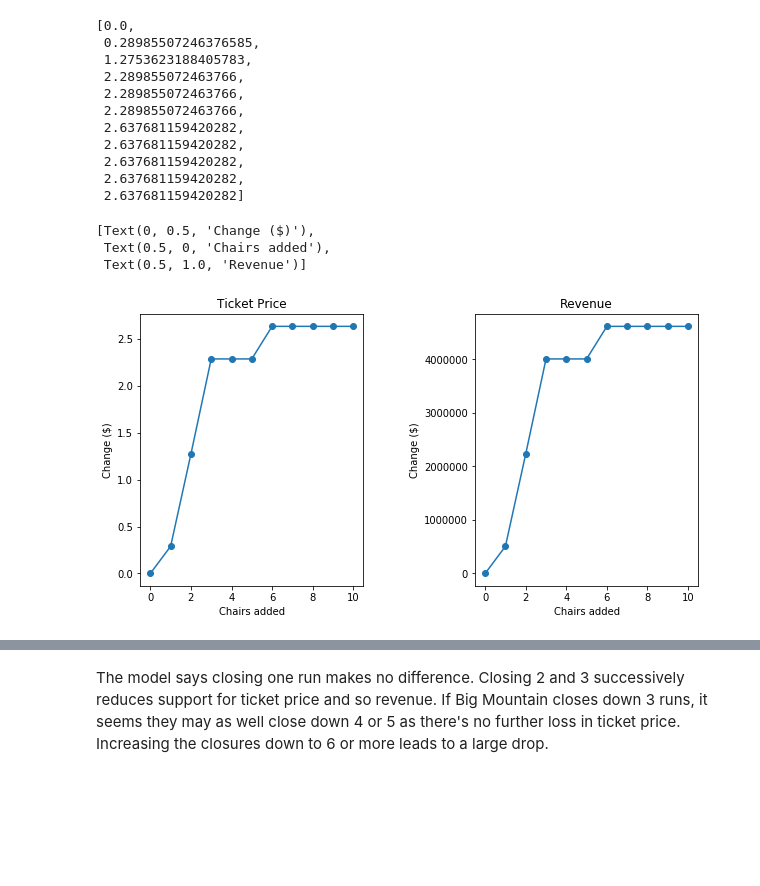
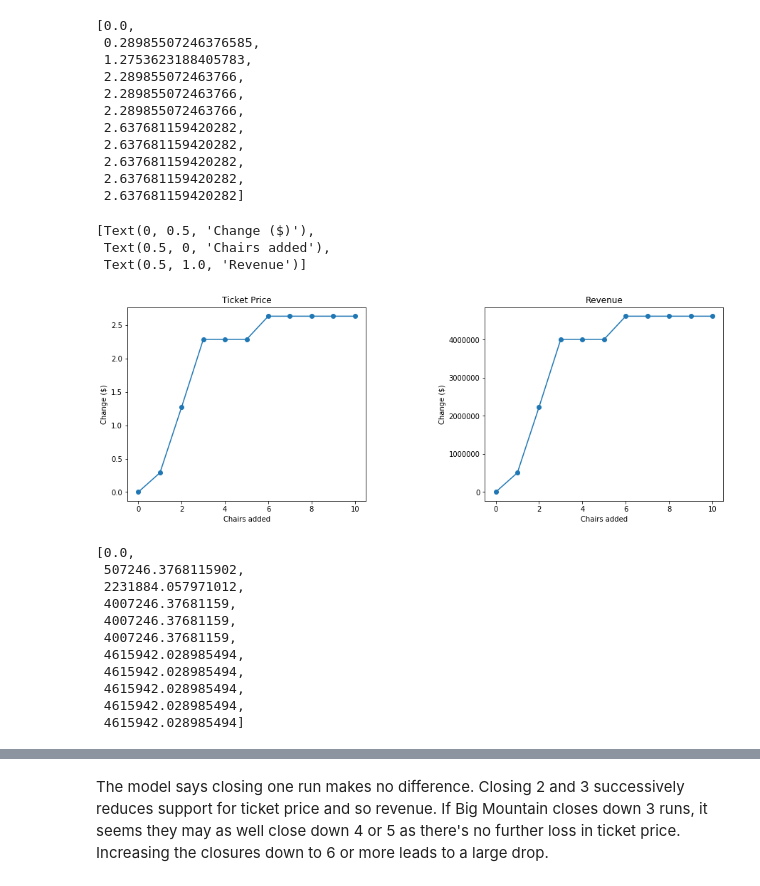
Before and after one commit to NSamermit/DataScienceGuidedCapstone, a Jupyter notebook: Notebooks/05_modeling.ipynb, the cells around one changed output, grey strips where cells are left out. Saved outputs shown, nothing was run; the diff lists cells and outputs as text; code cells hidden in the pictures; blank space fills up the shorter version.

```diff
--- a/Notebooks/05_modeling.ipynb
+++ b/Notebooks/05_modeling.ipynb
@@ -383,20 +383,34 @@ more_chairs_price_deltas
  2.637681159420282,
  2.637681159420282]
 # %%
-chairs_added = [1 * chairs for chairs in more_chairs_delta] #first graph
-fig, ax = plt.subplots(1, 2, figsize = (10,5))
-fig.subplots_adjust(wspace=0.5)
+chairs_added = [1 * chairs for chairs in chairs_delta] #first graph
+fig, ax = plt.subplots(1, 2, figsize = (15,5))
+fig.subplots_adjust(wspace=.5)
 ax[0].plot(chairs_added, more_chairs_price_deltas, 'o-')
 ax[0].set(xlabel='Chairs added', ylabel='Change ($)', title='Ticket Price')
 
 new_rev = [5 * expected_visitors * price for price in more_chairs_price_deltas] #graph 2
 ax[1].plot(chairs_added, new_rev, 'o-')
 ax[1].set(xlabel='Chairs added', ylabel = 'Change ($)', title='Revenue')
 # %% [output]
 [Text(0, 0.5, 'Change ($)'),
  Text(0.5, 0, 'Chairs added'),
  Text(0.5, 1.0, 'Revenue')]
-[figure, old version]
+[figure, new version]
+# %%
+new_rev
+# %% [output]
+[0.0,
+ 507246.3768115902,
+ 2231884.057971012,
+ 4007246.37681159,
+ 4007246.37681159,
+ 4007246.37681159,
+ 4615942.028985494,
+ 4615942.028985494,
+ 4615942.028985494,
+ 4615942.028985494,
+ 4615942.028985494]
 # %%
 #Code task 3#
 #Create two plots, side by side, for the predicted ticket price change (delta) for each
```
Also changed, not shown: parts of 8 cells of this notebook, 1 other file.
